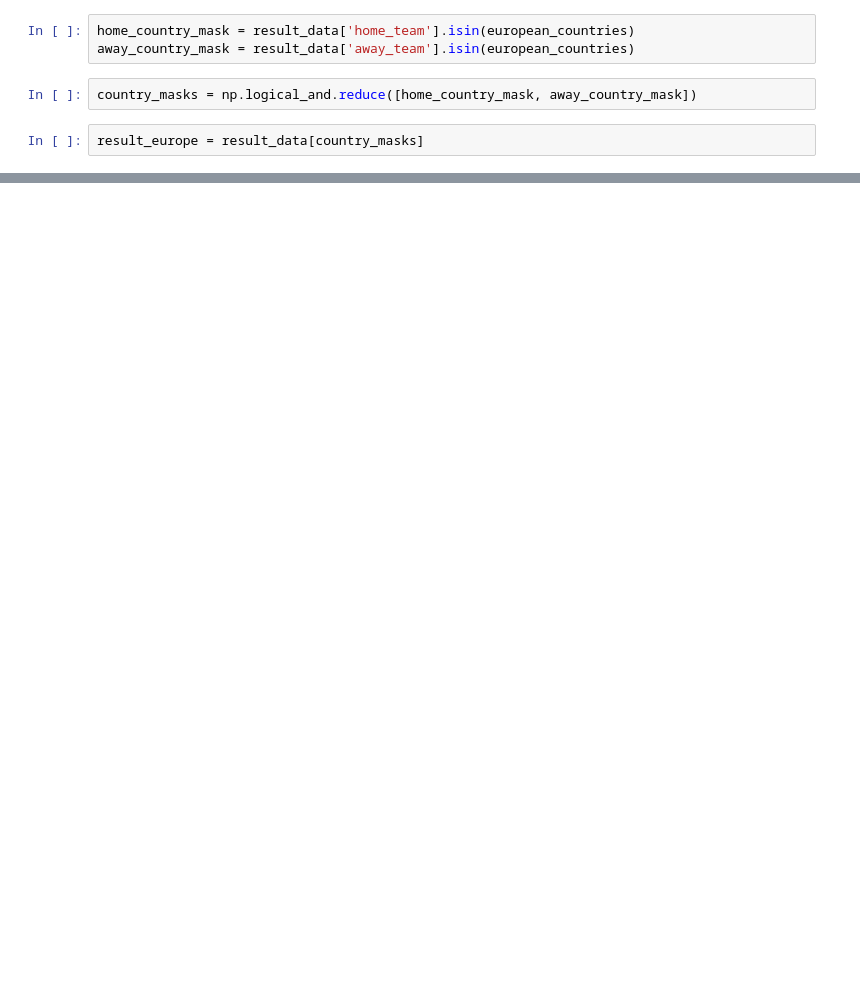
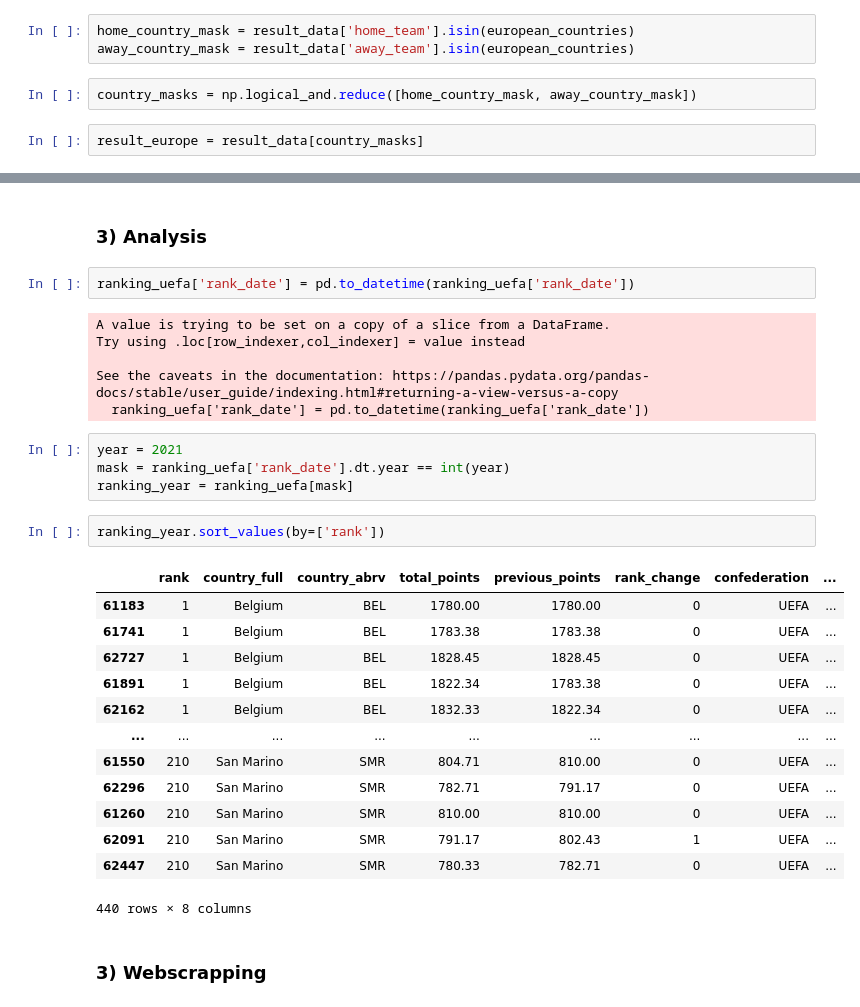
Before and after one commit to Tomteafrance/Euro2024_predictor, a Jupyter notebook: EDA.ipynb, the cells around one changed output, grey strips where cells are left out. Drawn from its saved outputs; the diff is of its cells as text; blank space fills up the shorter version.

```diff
--- a/EDA.ipynb
+++ b/EDA.ipynb
@@ -84,0 +81,32 @@ result_europe
+# %% [markdown]
+### 3) Analysis
+# %%
+ranking_uefa['rank_date'] = pd.to_datetime(ranking_uefa['rank_date'])
+# %% [output]
+A value is trying to be set on a copy of a slice from a DataFrame.
+Try using .loc[row_indexer,col_indexer] = value instead
+
+See the caveats in the documentation: https://pandas.pydata.org/pandas-docs/stable/user_guide/indexing.html#returning-a-view-versus-a-copy
+  ranking_uefa['rank_date'] = pd.to_datetime(ranking_uefa['rank_date'])
+# %%
+year = 2021
+mask = ranking_uefa['rank_date'].dt.year == int(year)
+ranking_year = ranking_uefa[mask]
+# %%
+ranking_year.sort_values(by=['rank'])
+# %% [output]
+|  | rank | country_full | country_abrv | total_points | previous_points | rank_change | confederation | ... |
+| 61183 | 1 | Belgium | BEL | 1780.00 | 1780.00 | 0 | UEFA | ... |
+| 61741 | 1 | Belgium | BEL | 1783.38 | 1783.38 | 0 | UEFA | ... |
+| 62727 | 1 | Belgium | BEL | 1828.45 | 1828.45 | 0 | UEFA | ... |
+| 61891 | 1 | Belgium | BEL | 1822.34 | 1783.38 | 0 | UEFA | ... |
+| 62162 | 1 | Belgium | BEL | 1832.33 | 1822.34 | 0 | UEFA | ... |
+| ... | ... | ... | ... | ... | ... | ... | ... | ... |
+| 61550 | 210 | San Marino | SMR | 804.71 | 810.00 | 0 | UEFA | ... |
+| 62296 | 210 | San Marino | SMR | 782.71 | 791.17 | 0 | UEFA | ... |
+| 61260 | 210 | San Marino | SMR | 810.00 | 810.00 | 0 | UEFA | ... |
+| 62091 | 210 | San Marino | SMR | 791.17 | 802.43 | 1 | UEFA | ... |
+| 62447 | 210 | San Marino | SMR | 780.33 | 782.71 | 0 | UEFA | ... |
+440 rows × 8 columns
+# %% [markdown]
+### 3) Webscrapping
```
Also changed, not shown: parts of 36 cells of this notebook.
